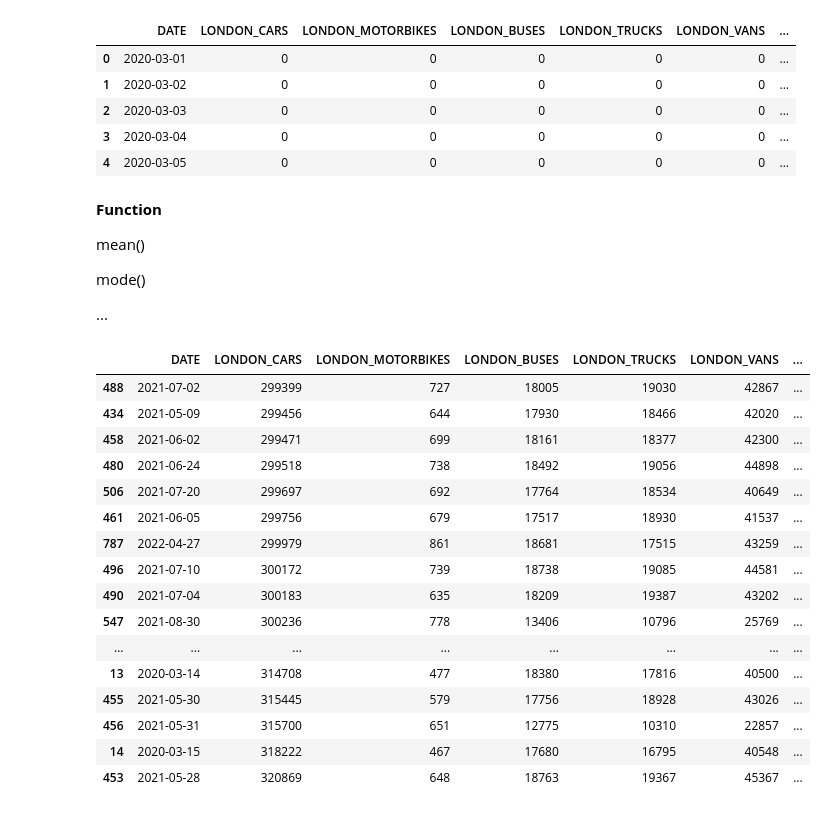
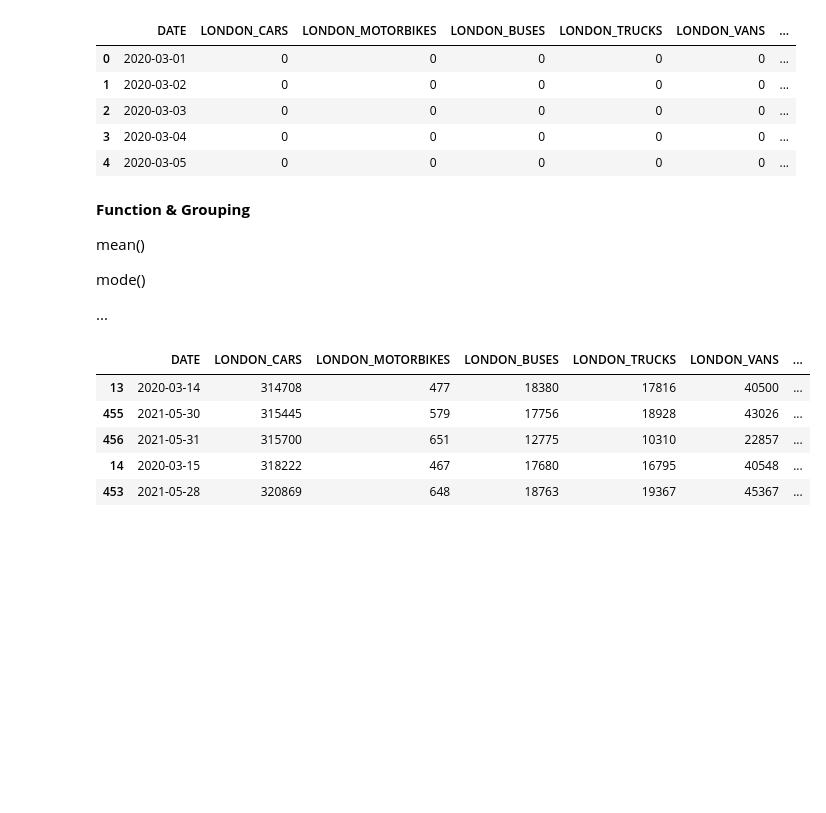
Before and after one commit to ravsheerRSA/Python_Training, a Jupyter notebook: training.ipynb, the cells around one changed output. Cells and saved outputs as stored; diff of their text form; code cells hidden in the pictures; blank space fills up the shorter version.

```diff
--- a/training.ipynb
+++ b/training.ipynb
@@ -279,7 +279,7 @@ df.head()
 
 # df.loc[:, ['LONDON_CARS', 'LONDON_MOTORBIKES', 'LONDON_BUSES','LONDON_TRUCKS', 'LONDON_VANS', 'LONDON_PEDESTRIANS_&_CYCLISTS']].sum(axis = 1)
 # %% [markdown]
-**Function**
+**Function & Grouping**
 
 mean()
 
@@ -287,27 +287,16 @@ mode()
 
 ...
 # %%
-large_ldn_cards = df.nlargest(50, 'LONDON_CARS') ## gets 5 largest values of London Cars and stores this in df named 'large_ldn_cards
+large_ldn_cards = df.nlargest(5, 'LONDON_CARS') ## gets 5 largest values of London Cars and stores this in df named 'large_ldn_cards
 
 large_ldn_cards.sort_values(by ='LONDON_CARS', ascending = True) ## sorts the values in ascending
 
 
 ## Question
 
 ## a) extract date and LONDON_MOTORBIKES only showing the top 10 values in descending order
 # %% [output]
 |  | DATE | LONDON_CARS | LONDON_MOTORBIKES | LONDON_BUSES | LONDON_TRUCKS | LONDON_VANS | ... |
-| 488 | 2021-07-02 | 299399 | 727 | 18005 | 19030 | 42867 | ... |
-| 434 | 2021-05-09 | 299456 | 644 | 17930 | 18466 | 42020 | ... |
-| 458 | 2021-06-02 | 299471 | 699 | 18161 | 18377 | 42300 | ... |
-| 480 | 2021-06-24 | 299518 | 738 | 18492 | 19056 | 44898 | ... |
-| 506 | 2021-07-20 | 299697 | 692 | 17764 | 18534 | 40649 | ... |
-| 461 | 2021-06-05 | 299756 | 679 | 17517 | 18930 | 41537 | ... |
-| 787 | 2022-04-27 | 299979 | 861 | 18681 | 17515 | 43259 | ... |
-| 496 | 2021-07-10 | 300172 | 739 | 18738 | 19085 | 44581 | ... |
-| 490 | 2021-07-04 | 300183 | 635 | 18209 | 19387 | 43202 | ... |
-| 547 | 2021-08-30 | 300236 | 778 | 13406 | 10796 | 25769 | ... |
-| ... | ... | ... | ... | ... | ... | ... | ... |
 | 13 | 2020-03-14 | 314708 | 477 | 18380 | 17816 | 40500 | ... |
 | 455 | 2021-05-30 | 315445 | 579 | 17756 | 18928 | 43026 | ... |
 | 456 | 2021-05-31 | 315700 | 651 | 12775 | 10310 | 22857 | ... |
```
Also changed, not shown: parts of 1 cell of this notebook.
